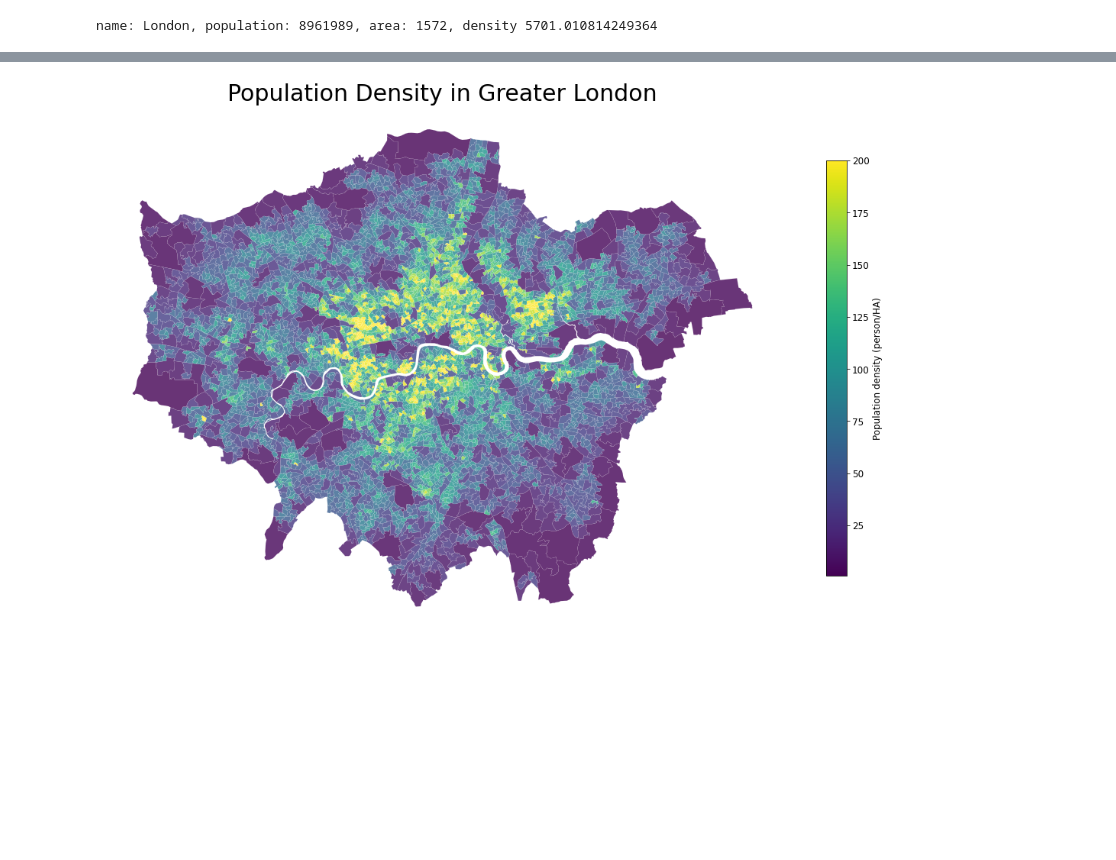
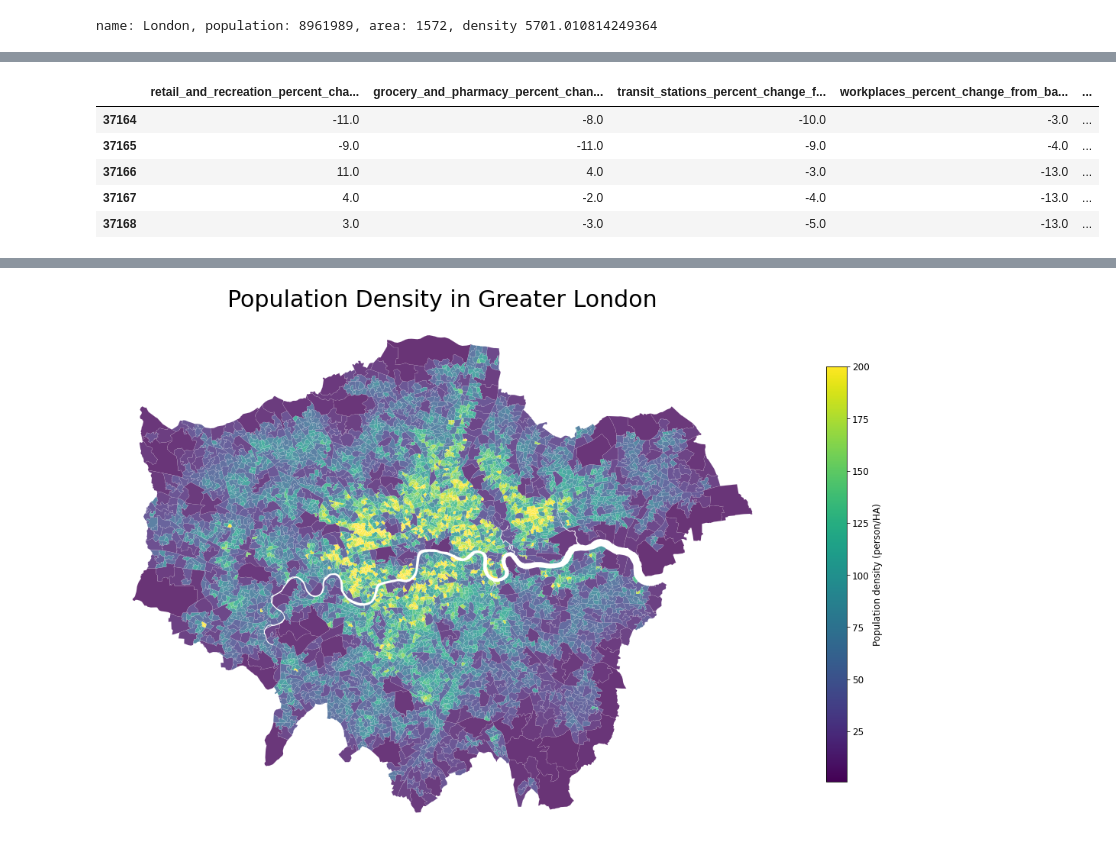
Before and after one commit to mateoneira/urban_simulation, a Jupyter notebook: practicals/week1/00. Python Review.ipynb, the cells around one changed output, grey strips where cells are left out. Saved outputs shown, nothing was run; the diff lists cells and outputs as text; code cells hidden in the pictures; blank space fills up the shorter version.

```diff
--- a/practicals/week1/00. Python Review.ipynb
+++ b/practicals/week1/00. Python Review.ipynb
@@ -627,0 +526,20 @@ Index(['LSOA11CD', 'LSOA11NM', 'MSOA11CD', 'MSOA11NM', 'LAD11CD', 'LAD11NM',
+# %%
+#or we can use a list of the columns that we want to subset
+columns = ['retail_and_recreation_percent_change_from_baseline',
+           'grocery_and_pharmacy_percent_change_from_baseline',
+           'transit_stations_percent_change_from_baseline',
+           'workplaces_percent_change_from_baseline',
+           'residential_percent_change_from_baseline',
+           'date'
+          ]
+
+#assign subset of data to new variable called subset
+subset = london_data.loc[:,columns]
+subset.head()
+# %% [output]
+|  | retail_and_recreation_percent_cha... | grocery_and_pharmacy_percent_chan... | transit_stations_percent_change_f... | workplaces_percent_change_from_ba... | ... |
+| 37164 | -11.0 | -8.0 | -10.0 | -3.0 | ... |
+| 37165 | -9.0 | -11.0 | -9.0 | -4.0 | ... |
+| 37166 | 11.0 | 4.0 | -3.0 | -13.0 | ... |
+| 37167 | 4.0 | -2.0 | -4.0 | -13.0 | ... |
+| 37168 | 3.0 | -3.0 | -5.0 | -13.0 | ... |
```
Also changed, not shown: parts of 51 cells of this notebook, 3 other files.
